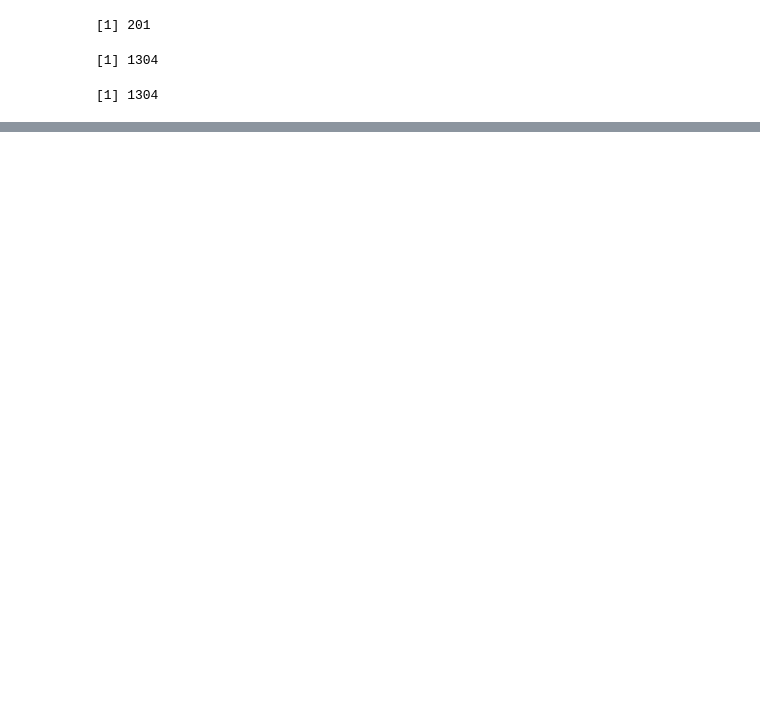
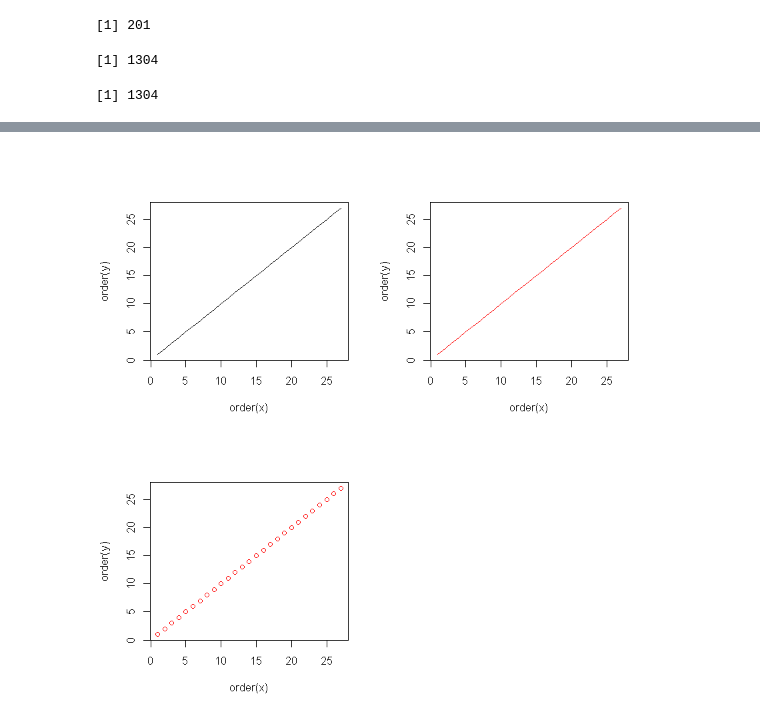
Before and after one commit to mlaai/Deep-Learning, a Jupyter notebook: Code/Projects/Data/RQuickReference.ipynb, the cells around one changed output, grey strips where cells are left out. Cells and saved outputs as stored; diff of their text form; code cells hidden in the pictures; blank space fills up the shorter version.

```diff
--- a/Code/Projects/Data/RQuickReference.ipynb
+++ b/Code/Projects/Data/RQuickReference.ipynb
@@ -982,0 +1210,7 @@ sum(is.na(artists_df$yearOfDeath))
+# %%
+par(mfrow=c(2,2))
+plot(order(x), order(y), type='l')
+plot(order(x), order(y), type='l',col='red')
+plot(order(x), order(y), type='b', col='red')
+# %% [output]
+[figure, added]
```
Also changed, not shown: parts of 26 cells of this notebook, 2 other files.
